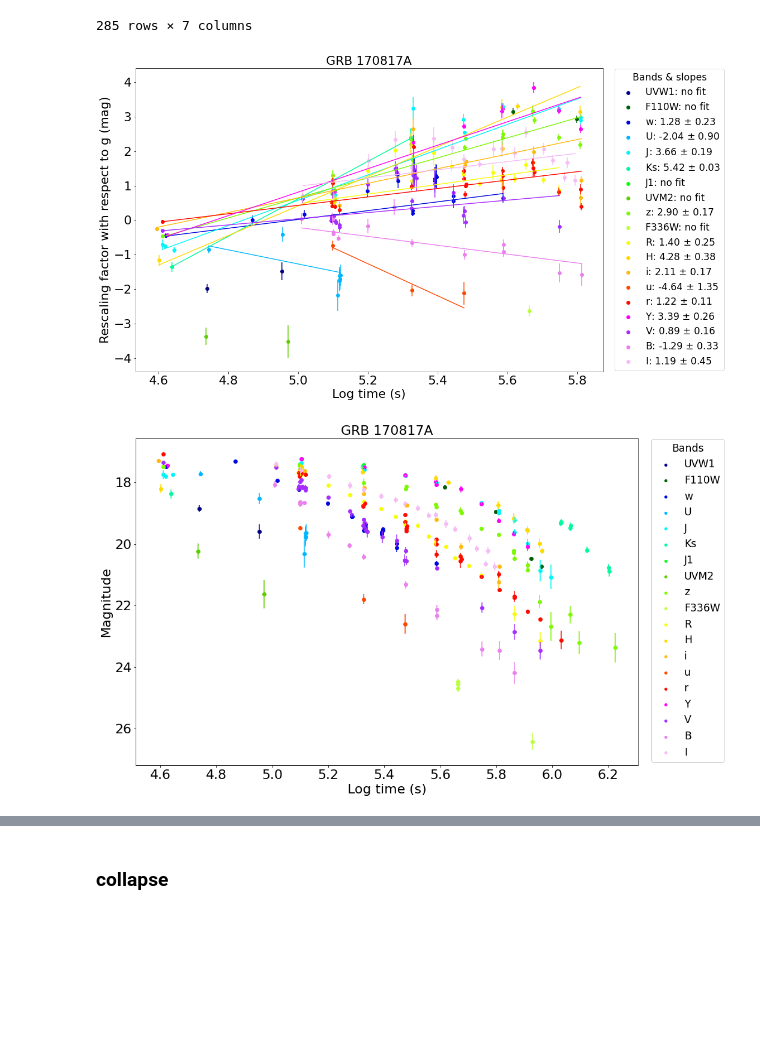
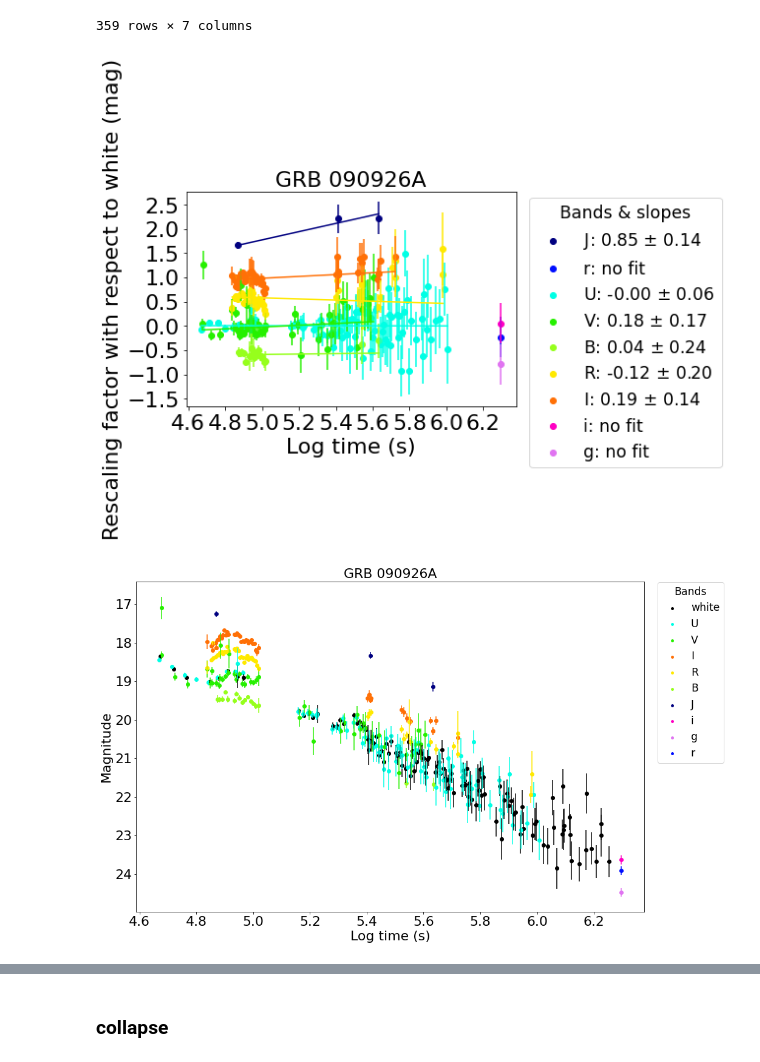
Before and after one commit to SLAC-Gamma-Rays/grbLC, a Jupyter notebook: examples/grblc_demo.ipynb, the cells around one changed output, grey strips where cells are left out. Cells and saved outputs as stored; diff of their text form; code cells hidden in the pictures; blank space fills up the shorter version.

Commit message:
plot update commit-1

```diff
--- a/examples/grblc_demo.ipynb
+++ b/examples/grblc_demo.ipynb
@@ -9,13 +9,15 @@ import pandas as pd
 sys.path.append('D:/grb/grbLC/')
 import grblc
 # %%
-
 import sys
 sys.path.append('D:/grb/grbLC/')
 from grblc.evolution.lightcurve import Lightcurve
 
-lc = Lightcurve(path = 'converted/170817A_magAB_extcorr.txt',
-                name = '170817A')
+grb = '090926A'
+
+lc = Lightcurve(path = 'D:/grb/sample/mag-AB-extcorr-30-05-2023/'+grb+'_magAB_extcorr.txt',
+                name = grb,
+                appx_bands=True)
 
 fig_light, fig_rescale_slopes, fig_light_rescaled, rescale_df, rescale_slopes_df, light_rescaled = lc.rescaleGRB(rescale_band='numerous',
                                                                        print_status=True,
@@ -61,3 +63,3 @@ UVW1:nan+/-nan; F110W:nan+/-nan; w:1.276+/-0.235; U:-2.042+/-0.899; J:3.662+/-0.
-285 rows × 7 columns
+359 rows × 7 columns
-[figure, old version]
+[figure, new version]
-[figure, old version]
+[figure, new version]
```
Also changed, not shown: parts of 1 cell of this notebook, 1 other file.
